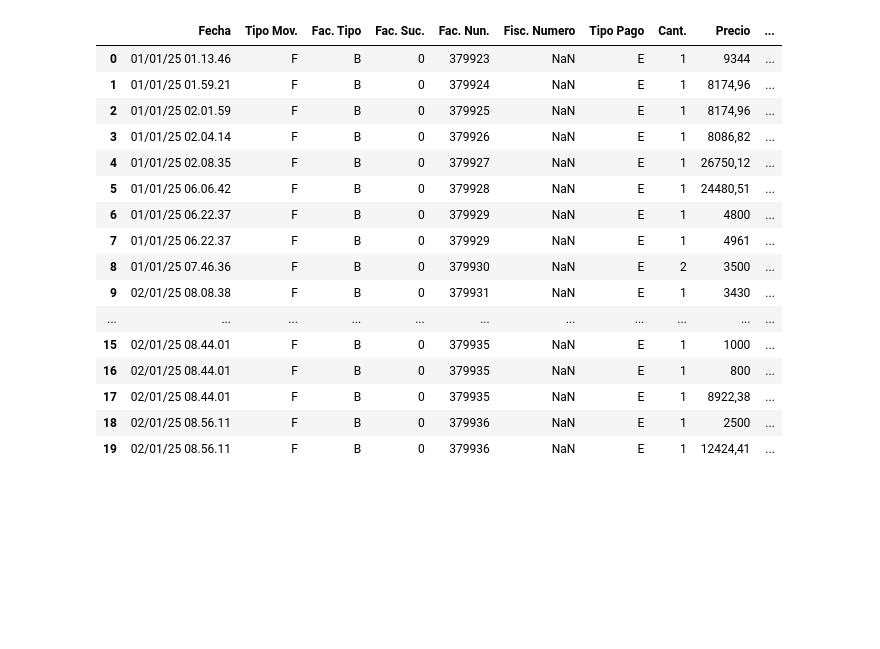
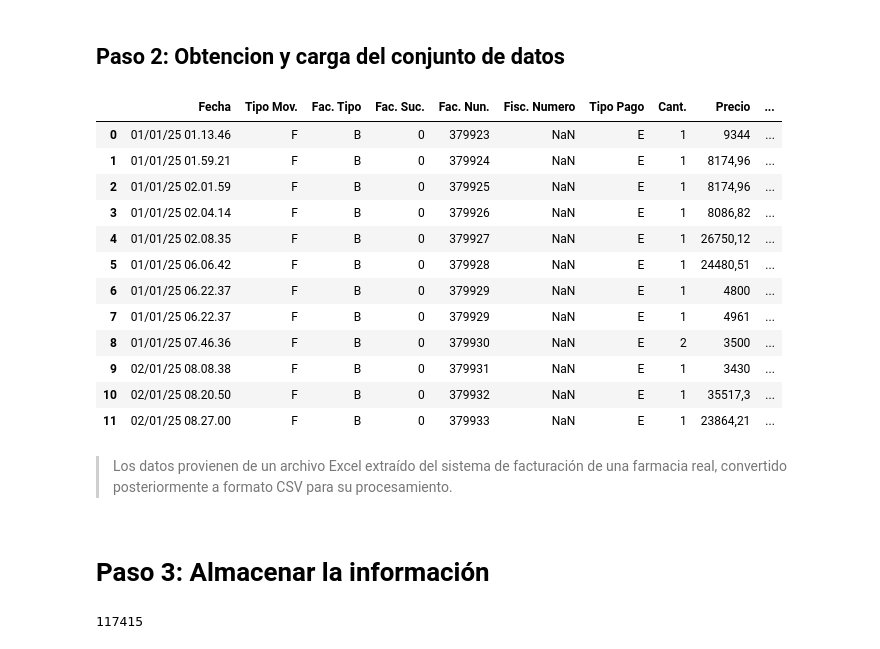
Before and after one commit to 4GeeksAcademy/sp-ml-20-final-project-g2, a Jupyter notebook: src/eda-ineta.ipynb, the cells around one changed output. Cells and saved outputs as stored; diff of their text form; code cells hidden in the pictures; blank space fills up the shorter version.

```diff
--- a/src/eda-ineta.ipynb
+++ b/src/eda-ineta.ipynb
@@ -3,21 +14,23 @@ import pandas as pd
+# %% [markdown]
+## Paso 2: Obtencion y carga del conjunto de datos
 # %%
 df = pd.read_csv('../data/raw/farmacia-datos.csv', sep=';',encoding='latin-1')
-df.head(20)
+df.head(12)
 # %% [output]
 |  | Fecha | Tipo Mov. | Fac. Tipo | Fac. Suc. | Fac. Nun. | Fisc. Numero | Tipo Pago | Cant. | Precio | ... |
 | 0 | 01/01/25 01.13.46 | F | B | 0 | 379923 | NaN | E | 1 | 9344 | ... |
 | 1 | 01/01/25 01.59.21 | F | B | 0 | 379924 | NaN | E | 1 | 8174,96 | ... |
 | 2 | 01/01/25 02.01.59 | F | B | 0 | 379925 | NaN | E | 1 | 8174,96 | ... |
 | 3 | 01/01/25 02.04.14 | F | B | 0 | 379926 | NaN | E | 1 | 8086,82 | ... |
 | 4 | 01/01/25 02.08.35 | F | B | 0 | 379927 | NaN | E | 1 | 26750,12 | ... |
 | 5 | 01/01/25 06.06.42 | F | B | 0 | 379928 | NaN | E | 1 | 24480,51 | ... |
 | 6 | 01/01/25 06.22.37 | F | B | 0 | 379929 | NaN | E | 1 | 4800 | ... |
 | 7 | 01/01/25 06.22.37 | F | B | 0 | 379929 | NaN | E | 1 | 4961 | ... |
 | 8 | 01/01/25 07.46.36 | F | B | 0 | 379930 | NaN | E | 2 | 3500 | ... |
 | 9 | 02/01/25 08.08.38 | F | B | 0 | 379931 | NaN | E | 1 | 3430 | ... |
-| ... | ... | ... | ... | ... | ... | ... | ... | ... | ... | ... |
-| 15 | 02/01/25 08.44.01 | F | B | 0 | 379935 | NaN | E | 1 | 1000 | ... |
-| 16 | 02/01/25 08.44.01 | F | B | 0 | 379935 | NaN | E | 1 | 800 | ... |
-| 17 | 02/01/25 08.44.01 | F | B | 0 | 379935 | NaN | E | 1 | 8922,38 | ... |
-| 18 | 02/01/25 08.56.11 | F | B | 0 | 379936 | NaN | E | 1 | 2500 | ... |
-| 19 | 02/01/25 08.56.11 | F | B | 0 | 379936 | NaN | E | 1 | 12424,41 | ... |
+| 10 | 02/01/25 08.20.50 | F | B | 0 | 379932 | NaN | E | 1 | 35517,3 | ... |
+| 11 | 02/01/25 08.27.00 | F | B | 0 | 379933 | NaN | E | 1 | 23864,21 | ... |
+# %% [markdown]
+> Los datos provienen de un archivo Excel extraído del sistema de facturación de una farmacia real, convertido posteriormente a formato CSV para su procesamiento.
+# %% [markdown]
+# Paso 3: Almacenar la información
@@ -23,0 +40,5 @@ df.head(20)
+# %%
+# Save table
+df.to_sql('ventas', conn, if_exists='replace', index=False)
+# %% [output]
+117415
```
Also changed, not shown: parts of 21 cells of this notebook, 1 other file.
